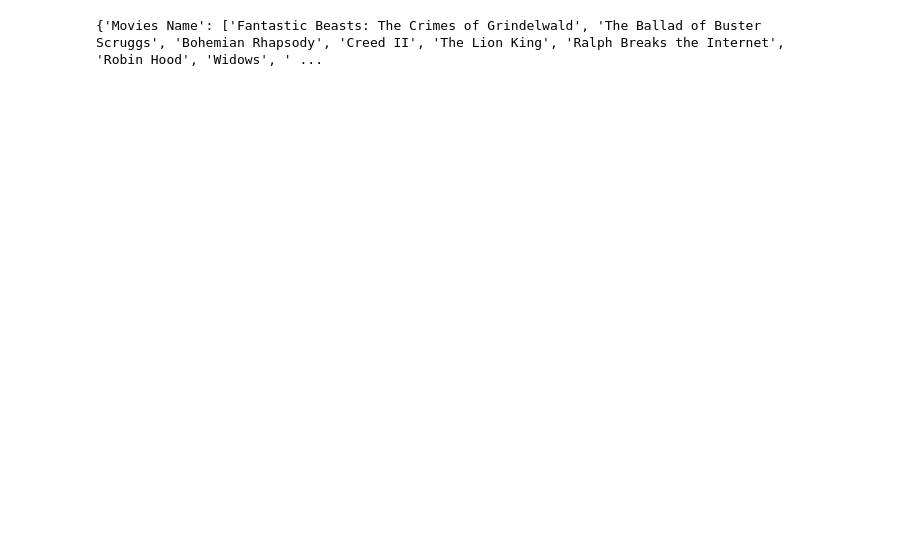
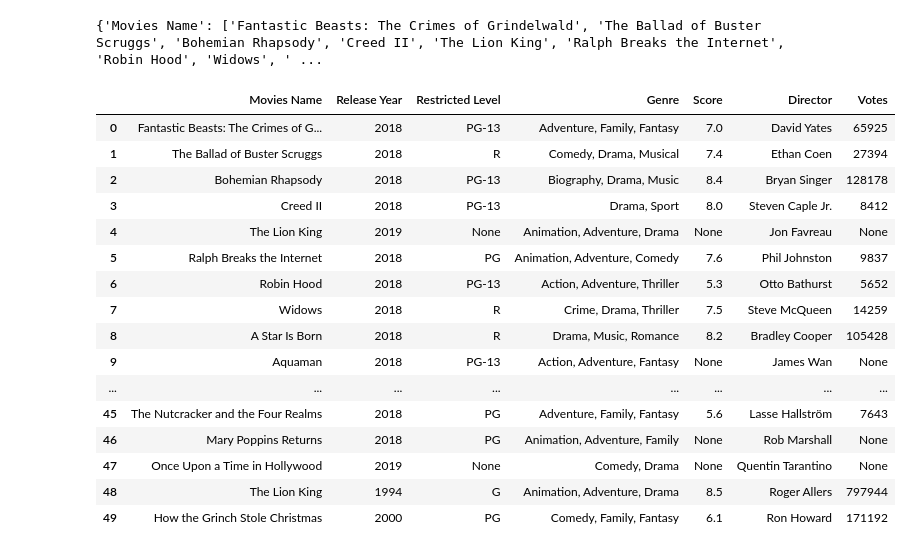
Before and after one commit to qh2197/XueBa-tools-project, a Jupyter notebook: Xueba Project.ipynb, the cells around one changed output. Saved outputs shown, nothing was run; the diff lists cells and outputs as text; code cells hidden in the pictures; blank space fills up the shorter version.

Commit message:
use our data to create csv table

```diff
--- a/Xueba Project.ipynb
+++ b/Xueba Project.ipynb
@@ -60,3 +59,25 @@ print(movie_Dict)
 import pandas as pd
 Dataframe = pd.DataFrame(movie_Dict)
 Dataframe[['Movies Name','Release Year','Restricted Level', 'Genre','Score','Director','Votes']].to_csv('movies.csv')
+# %%
+movies_table = pd.read_csv("movies.csv")
+Dataframe = movies_table[['Movies Name','Release Year','Restricted Level', 'Genre','Score','Director','Votes']]
+Dataframe.head(50)
+# %% [output]
+|  | Movies Name | Release Year | Restricted Level | Genre | Score | Director | Votes |
+| 0 | Fantastic Beasts: The Crimes of G... | 2018 | PG-13 | Adventure, Family, Fantasy | 7.0 | David Yates | 65925 |
+| 1 | The Ballad of Buster Scruggs | 2018 | R | Comedy, Drama, Musical | 7.4 | Ethan Coen | 27394 |
+| 2 | Bohemian Rhapsody | 2018 | PG-13 | Biography, Drama, Music | 8.4 | Bryan Singer | 128178 |
+| 3 | Creed II | 2018 | PG-13 | Drama, Sport | 8.0 | Steven Caple Jr. | 8412 |
+| 4 | The Lion King | 2019 | None | Animation, Adventure, Drama | None | Jon Favreau | None |
+| 5 | Ralph Breaks the Internet | 2018 | PG | Animation, Adventure, Comedy | 7.6 | Phil Johnston | 9837 |
+| 6 | Robin Hood | 2018 | PG-13 | Action, Adventure, Thriller | 5.3 | Otto Bathurst | 5652 |
+| 7 | Widows | 2018 | R | Crime, Drama, Thriller | 7.5 | Steve McQueen | 14259 |
+| 8 | A Star Is Born | 2018 | R | Drama, Music, Romance | 8.2 | Bradley Cooper | 105428 |
+| 9 | Aquaman | 2018 | PG-13 | Action, Adventure, Fantasy | None | James Wan | None |
+| ... | ... | ... | ... | ... | ... | ... | ... |
+| 45 | The Nutcracker and the Four Realms | 2018 | PG | Adventure, Family, Fantasy | 5.6 | Lasse Hallström | 7643 |
+| 46 | Mary Poppins Returns | 2018 | PG | Animation, Adventure, Family | None | Rob Marshall | None |
+| 47 | Once Upon a Time in Hollywood | 2019 | None | Comedy, Drama | None | Quentin Tarantino | None |
+| 48 | The Lion King | 1994 | G | Animation, Adventure, Drama | 8.5 | Roger Allers | 797944 |
+| 49 | How the Grinch Stole Christmas | 2000 | PG | Comedy, Family, Fantasy | 6.1 | Ron Howard | 171192 |
```
Also changed, not shown: parts of 1 cell of this notebook, 1 other file.
